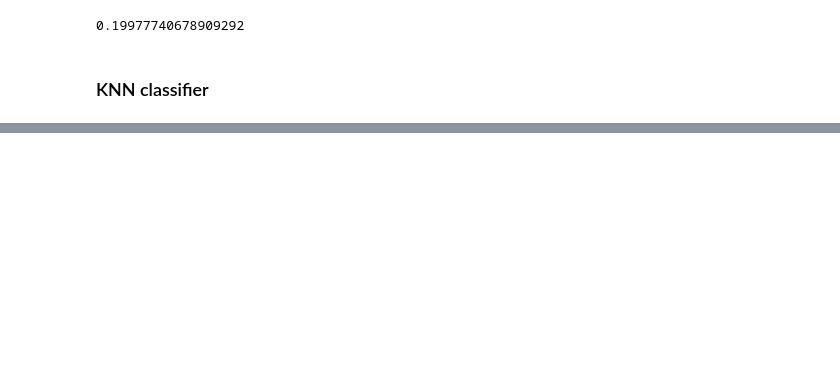
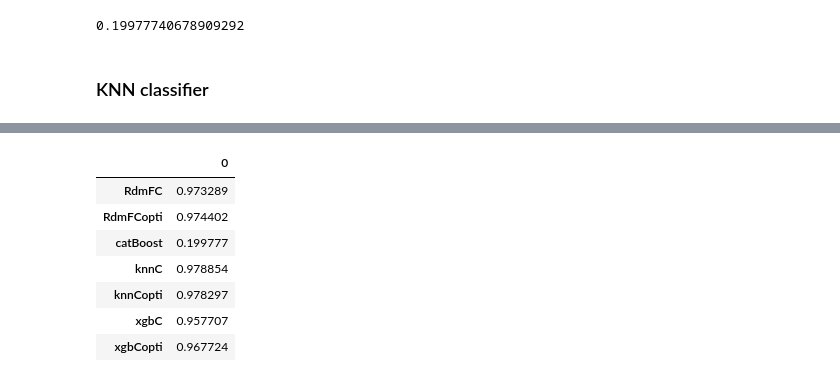
Before and after one commit to Gaelll/HandWritten-Digits, a Jupyter notebook: Projet_final.ipynb, the cells around one changed output, grey strips where cells are left out. Saved outputs shown, nothing was run; the diff lists cells and outputs as text; code cells hidden in the pictures; blank space fills up the shorter version.

```diff
--- a/Projet_final.ipynb
+++ b/Projet_final.ipynb
@@ -214,8 +278,11 @@ modele.score(X_test, y_test)
 # %%
 from catboost import CatBoostClassifier
 # %%
-algo   = CatBoostClassifier()
-modele = algo.fit(X_train, y_train)
-modele.score(X_test, y_test)
+catBoost   = CatBoostClassifier()
+modele = catBoost.fit(X_train, y_train)
+catBoostPerf = modele.score(X_test, y_test)
+
+performances["catBoost"] = [catBoostPerf]
+catBoostPerf
 # %% [output]
 Learning rate set to 0.024488
@@ -241,7 +308,10 @@ Learning rate set to 0.024488
 # %%
 from sklearn.neighbors import KNeighborsClassifier
 # %%
-knn = KNeighborsClassifier(n_neighbors=5, metric="euclidean")
-modele = algo.fit(X_train, y_train)
-modele.score(X_test, y_test)
+knnC = KNeighborsClassifier(n_neighbors=5, metric="euclidean")
+modele = knnC.fit(X_train, y_train)
+knnCperf = modele.score(X_test, y_test)
+
+performances["knnC"] = [knnCperf]
+knnCperf
 # %% [output]
@@ -266,5 +321,7 @@ Learning rate set to 0.024488
 # %%
-parameters = {  'gamma' : [0.01, 0.1, 0.5]           }
-grid       = grid_search.GridSearchCV(algorithme, parameters, n_jobs=-1)
+parameters = {  'n_neighbors' : [2, 3, 4, 5, 6, 7, 8, 9, 10],
+                 'algorithm' : ['auto', 'ball_tree', 'kd_tree', 'brute'],
+                 'metric' : ['minkowski', 'euclidean']}
+grid       = grid_search.GridSearchCV(knnC, parameters, n_jobs=-1)
 grid.fit(X_train, y_train)
-print grid.best_score_, grid.best_estimator_
+print(grid.best_score_, grid.best_estimator_)
@@ -270,0 +355,12 @@ print grid.best_score_, grid.best_estimator_
+# %%
+df_perf = pd.DataFrame(performances).T
+df_perf
+# %% [output]
+|  | 0 |
+| RdmFC | 0.973289 |
+| RdmFCopti | 0.974402 |
+| catBoost | 0.199777 |
+| knnC | 0.978854 |
+| knnCopti | 0.978297 |
+| xgbC | 0.957707 |
+| xgbCopti | 0.967724 |
```
Also changed, not shown: parts of 30 cells of this notebook.
